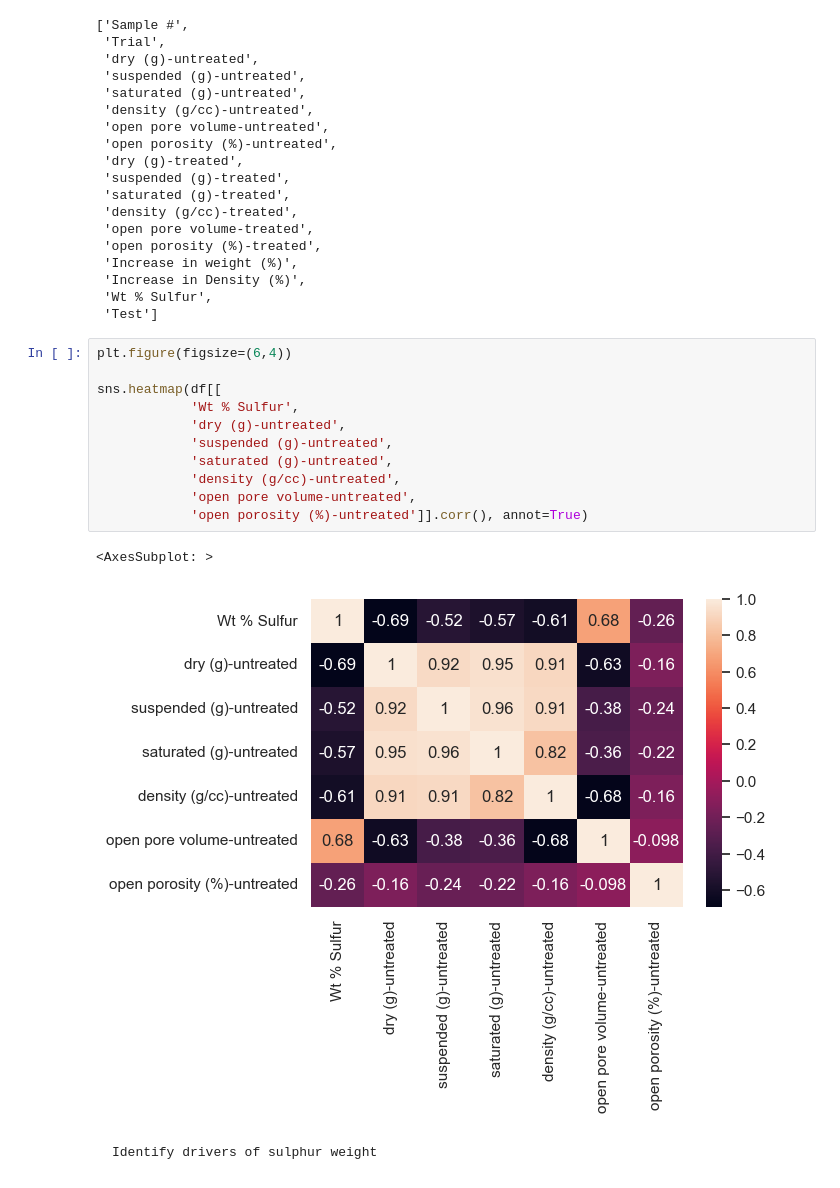
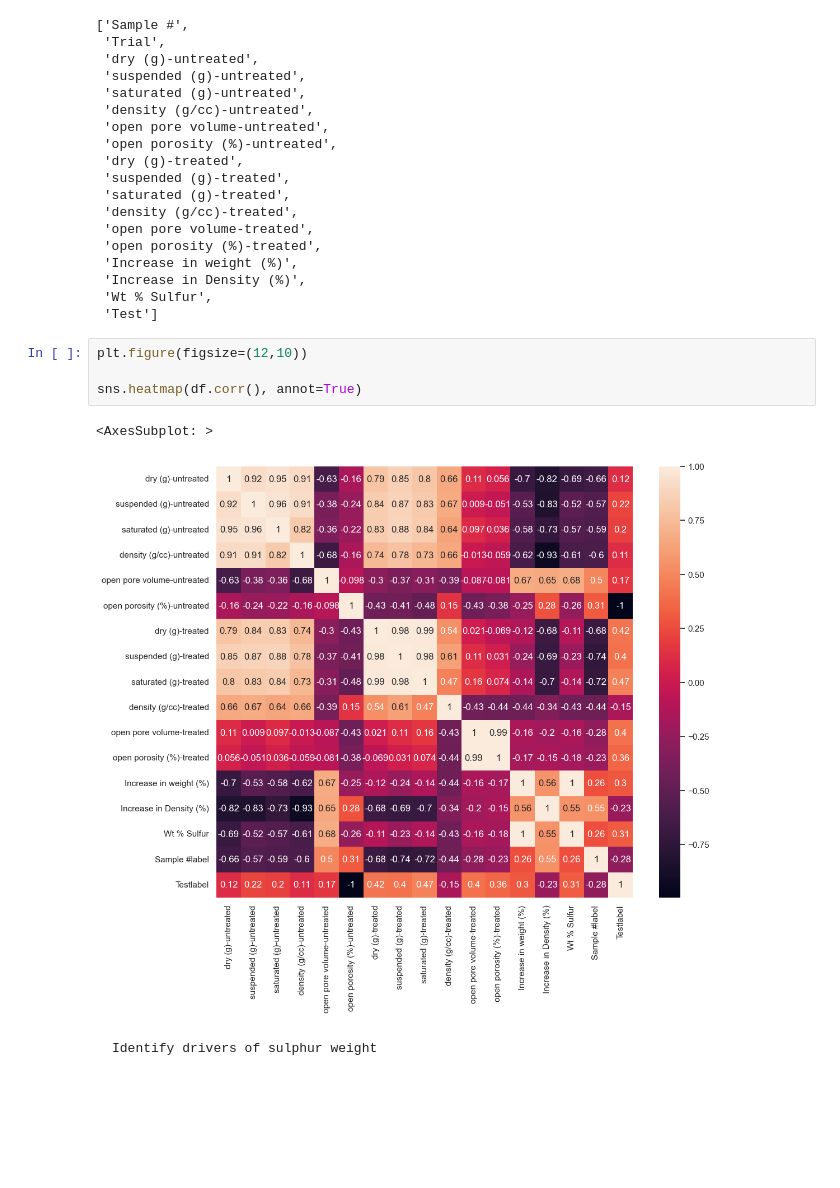
Before and after one commit to falconflightX/Statistical_Analysis, a Jupyter notebook: main.ipynb, the cells around one changed output. Saved outputs shown, nothing was run; the diff lists cells and outputs as text; blank space fills up the shorter version.

```diff
--- a/main.ipynb
+++ b/main.ipynb
@@ -279,20 +218,13 @@ list(df)
  'Increase in Density (%)',
  'Wt % Sulfur',
  'Test']
-# %%
-plt.figure(figsize=(6,4))
-
-sns.heatmap(df[[
-            'Wt % Sulfur',
-            'dry (g)-untreated',
-            'suspended (g)-untreated',
-            'saturated (g)-untreated',
-            'density (g/cc)-untreated',
-            'open pore volume-untreated',
-            'open porosity (%)-untreated']].corr(), annot=True)
-# %% [output]
-<AxesSubplot: >
-[figure, removed]
+# %%
+plt.figure(figsize=(12,10))
+
+sns.heatmap(df.corr(), annot=True)
+# %% [output]
+<AxesSubplot: >
+[figure, added]
 # %% [markdown]
     Identify drivers of sulphur weight
 # %%
```
Also changed, not shown: parts of 21 cells of this notebook.
